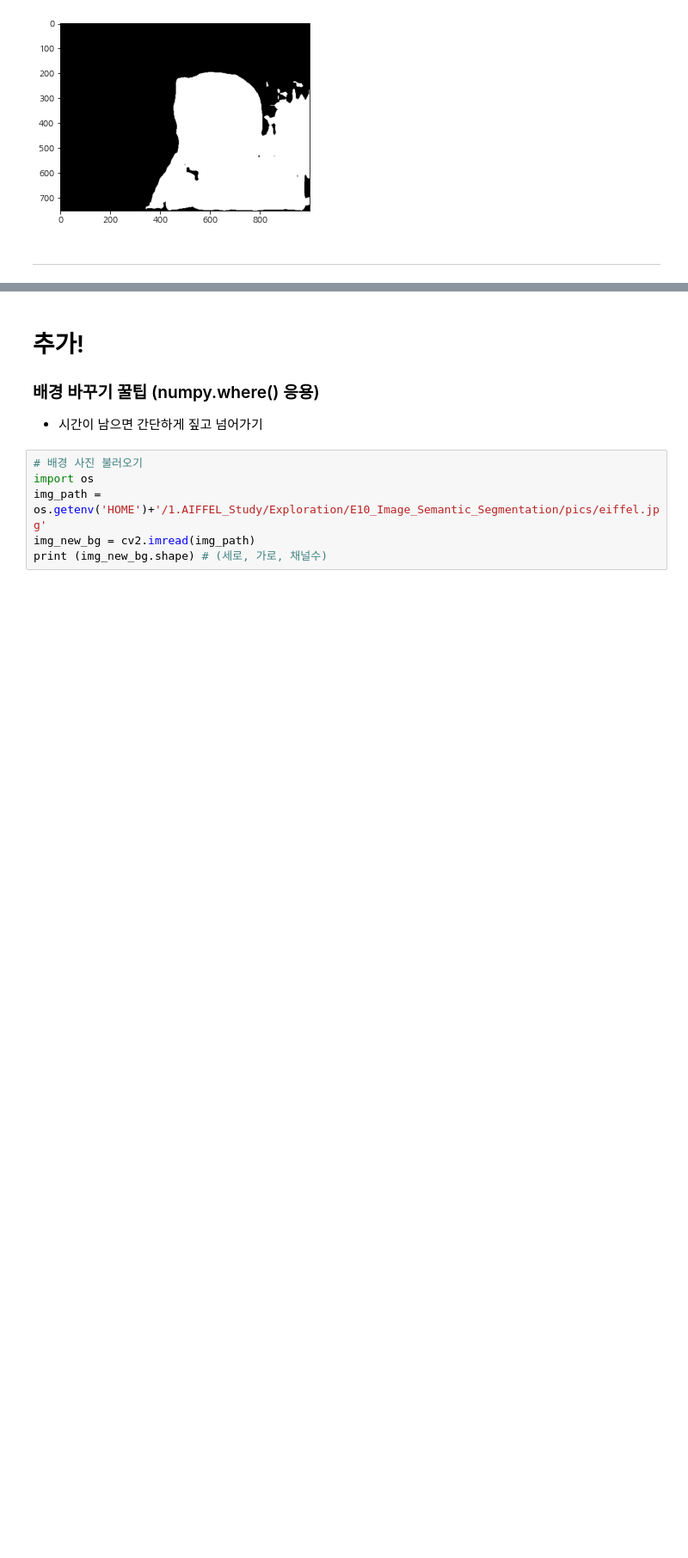
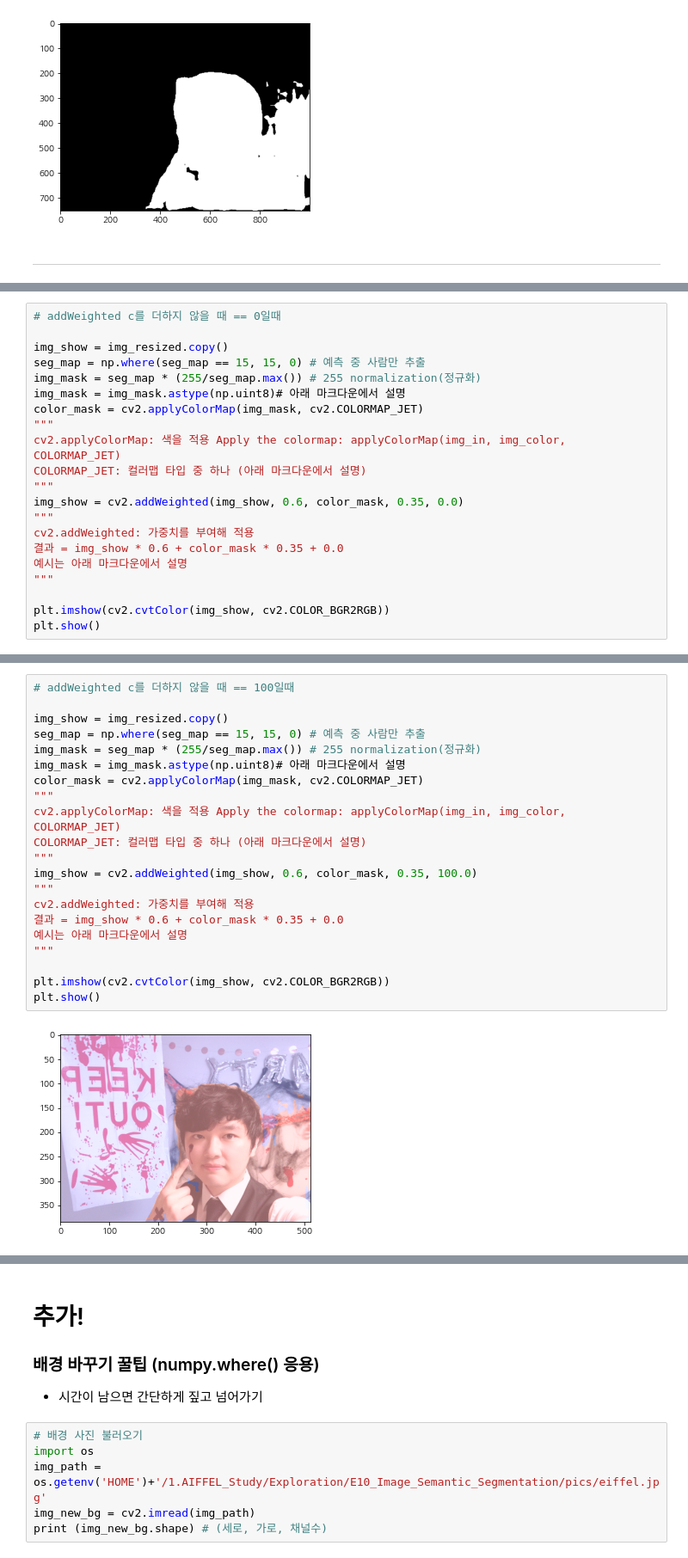
Before and after one commit to Shinest-changwon/AIFFEL_Exploration, a Jupyter notebook: E10_Image_Semantic_Segmentation/[ChasingNode]Excon_E10_210222.ipynb, the cells around one changed output, grey strips where cells are left out. Shown at 86% size. Saved outputs shown, nothing was run; the diff lists cells and outputs as text; blank space fills up the shorter version.

```diff
--- a/E10_Image_Semantic_Segmentation/[ChasingNode]Excon_E10_210222.ipynb
+++ b/E10_Image_Semantic_Segmentation/[ChasingNode]Excon_E10_210222.ipynb
@@ -383,0 +459,21 @@ plt.show()
+# %%
+# addWeighted c를 더하지 않을 때 == 0일때
+
+img_show = img_resized.copy()
+seg_map = np.where(seg_map == 15, 15, 0) # 예측 중 사람만 추출
+img_mask = seg_map * (255/seg_map.max()) # 255 normalization(정규화)
+img_mask = img_mask.astype(np.uint8)# 아래 마크다운에서 설명
+color_mask = cv2.applyColorMap(img_mask, cv2.COLORMAP_JET)
+"""
+cv2.applyColorMap: 색을 적용 Apply the colormap: applyColorMap(img_in, img_color, COLORMAP_JET)
+COLORMAP_JET: 컬러맵 타입 중 하나 (아래 마크다운에서 설명)
+"""
+img_show = cv2.addWeighted(img_show, 0.6, color_mask, 0.35, 0.0)
+"""
+cv2.addWeighted: 가중치를 부여해 적용
+결과 = img_show * 0.6 + color_mask * 0.35 + 0.0
+예시는 아래 마크다운에서 설명
+"""
+
+plt.imshow(cv2.cvtColor(img_show, cv2.COLOR_BGR2RGB))
+plt.show()
@@ -383,0 +482,23 @@ plt.show()
+# %%
+# addWeighted c를 더하지 않을 때 == 100일때
+
+img_show = img_resized.copy()
+seg_map = np.where(seg_map == 15, 15, 0) # 예측 중 사람만 추출
+img_mask = seg_map * (255/seg_map.max()) # 255 normalization(정규화)
+img_mask = img_mask.astype(np.uint8)# 아래 마크다운에서 설명
+color_mask = cv2.applyColorMap(img_mask, cv2.COLORMAP_JET)
+"""
+cv2.applyColorMap: 색을 적용 Apply the colormap: applyColorMap(img_in, img_color, COLORMAP_JET)
+COLORMAP_JET: 컬러맵 타입 중 하나 (아래 마크다운에서 설명)
+"""
+img_show = cv2.addWeighted(img_show, 0.6, color_mask, 0.35, 100.0)
+"""
+cv2.addWeighted: 가중치를 부여해 적용
+결과 = img_show * 0.6 + color_mask * 0.35 + 0.0
+예시는 아래 마크다운에서 설명
+"""
+
+plt.imshow(cv2.cvtColor(img_show, cv2.COLOR_BGR2RGB))
+plt.show()
+# %% [output]
+[figure, added]
```
Also changed, not shown: parts of 13 cells of this notebook.
